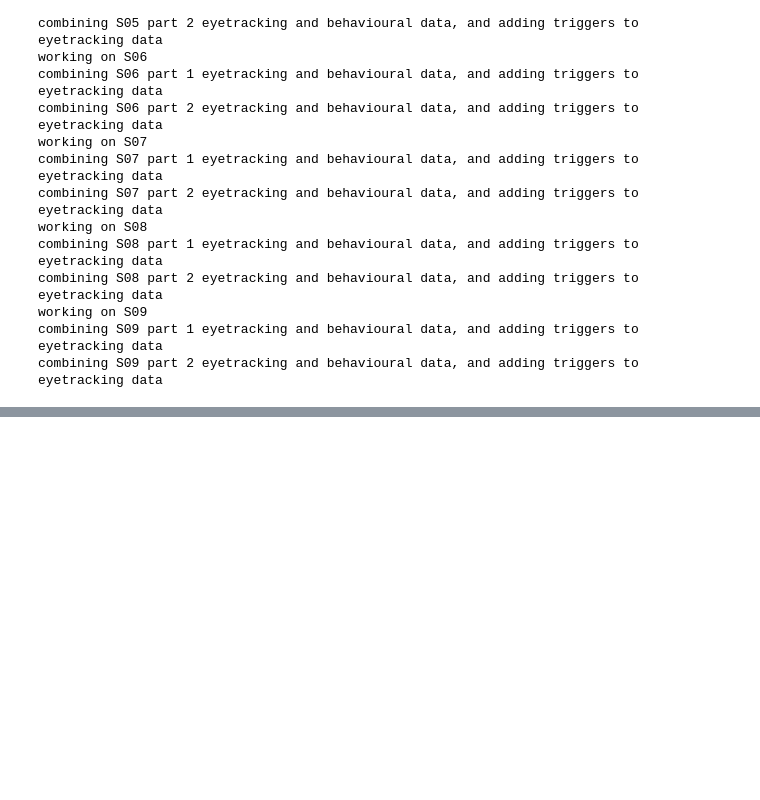
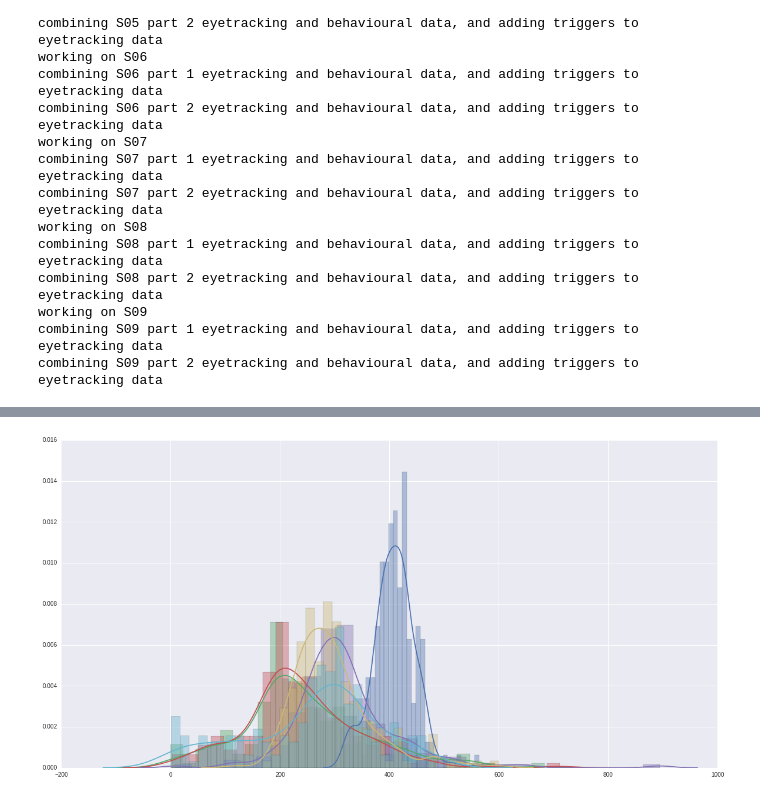
Before and after one commit to Nian-Jingqing/AttentionSaccade, a Jupyter notebook: AttentionSaccade_EyetrackerAnalysis.ipynb, the cells around one changed output, grey strips where cells are left out. Cells and saved outputs as stored; diff of their text form; code cells hidden in the pictures; blank space fills up the shorter version.

```diff
--- a/AttentionSaccade_EyetrackerAnalysis.ipynb
+++ b/AttentionSaccade_EyetrackerAnalysis.ipynb
@@ -323,0 +324,6 @@ sns.distplot(valtrials, bins = 30)
+# %%
+# plot saccade time for invalid trials in all participants
+for i in range(len(invalids)):
+    sns.distplot(invalids[i], bins = 30)
+# %% [output]
+[figure, added]
```
Also changed, not shown: parts of 9 cells of this notebook.
